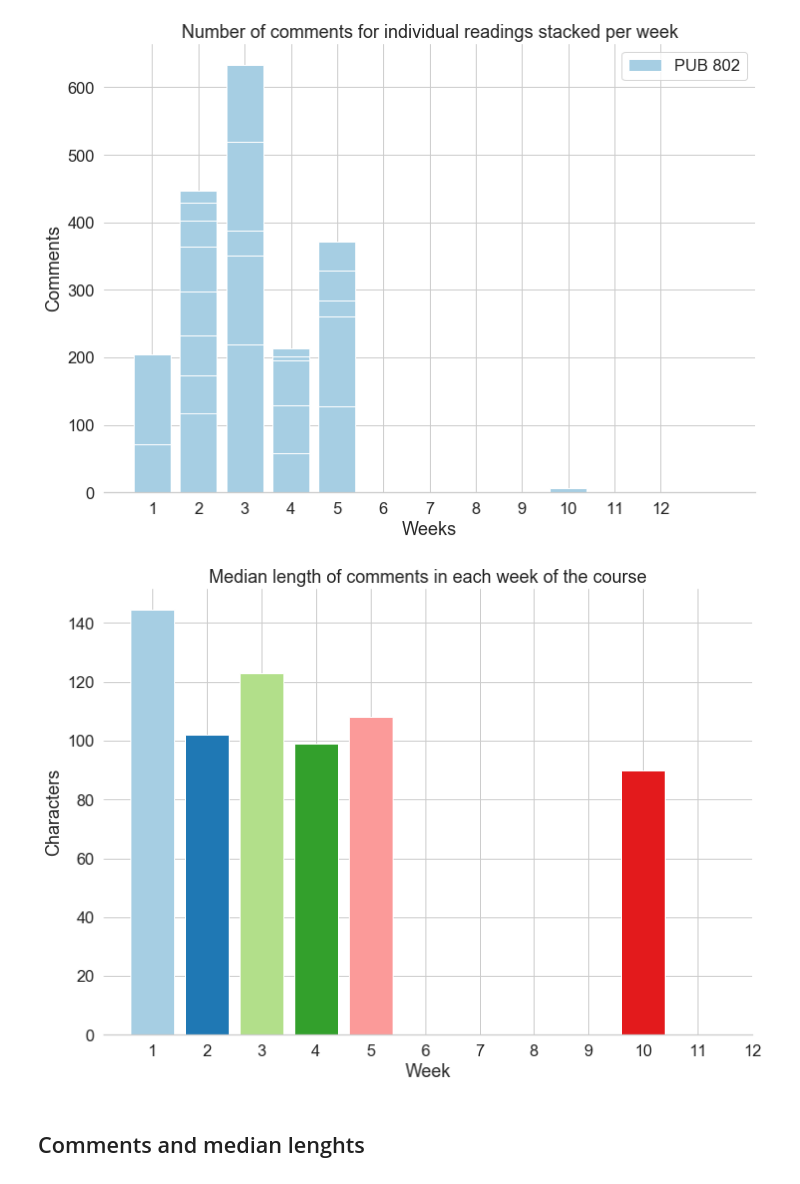
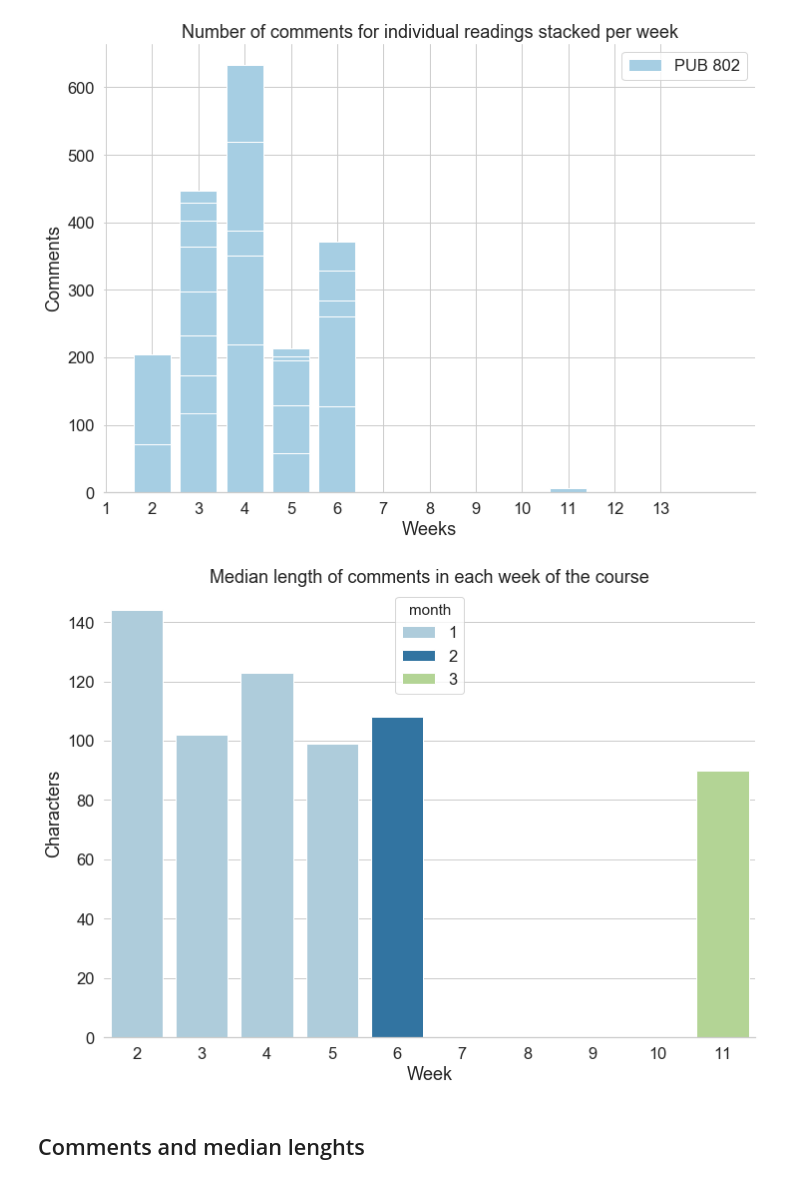
Before and after one commit to ScholCommLab/annotation-analysis, a Jupyter notebook: code/annotation_analysis.ipynb, the cells around one changed output. Drawn from its saved outputs; the diff is of its cells as text; code cells hidden in the pictures.

```diff
--- a/code/annotation_analysis.ipynb
+++ b/code/annotation_analysis.ipynb
@@ -40,8 +40,11 @@ groups = pd.read_csv(str(groups_file))
 comments = pd.read_csv(str(comments_file), index_col="id", parse_dates=['created', 'updated'])
 readings = pd.read_csv(str(readings_file), index_col="id", parse_dates=['date'])
 
+readings['month'] = readings.date.map(lambda x: x.month)
+readings['week'] = readings.date.map(lambda x: x.week)
+
 # Join actual comments with some info from the readings
-comments = comments.merge(readings[['url', 'course', 'date', 'instructor']], left_on="reading_id", right_index=True)
+comments = comments.merge(readings[['url', 'course', 'date', 'week', 'month']], left_on="reading_id", right_index=True)
 # %%
 comments = comments[comments.created>pd.Timestamp(datetime.date(2019, 1, 1))]
 # %%
@@ -150,26 +150,27 @@ if savefigs:
 # %% [output]
 [figure]
 # %%
-comments_per_week = comments.groupby("week")["length"].median()
+pdf = comments.groupby(["week", "month"])["length"].median().reset_index()
 
-months = list(readings.month.unique())
-c = sns.color_palette(n_colors=len(months))
+for i in range(min(pdf.week), max(pdf.week)):
+    if i not in pdf['week']:
+        pdf.loc[len(pdf)] = [i, i//4, 0]
+pdf = pdf.astype(int)
 
-for i, l in comments_per_week.iteritems():
-    plt.bar(i, l, )
+sns.barplot(x="week", y="length", hue="month", data=pdf, ci=None, dodge=False)
 
-plt.legend()
+# plt.legend()
 plt.ylabel("Characters")
 plt.xlabel("Week")
 plt.title("Median length of comments in each week of the course")
-plt.xticks(range(1, 13))
+# plt.xticks(range(1, 13))
 
 sns.despine(right=True, top=True, left=True)
 
 if savefigs:
     plt.savefig(str(plot_dir / "med_comment_length.png"), bbox_inches="tight")
 # %% [output]
-[figure, old version]
+[figure, new version]
 # %% [markdown]
 ## Comments and median lenghts
 # %%
```
Also changed, not shown: parts of 3 cells of this notebook.
